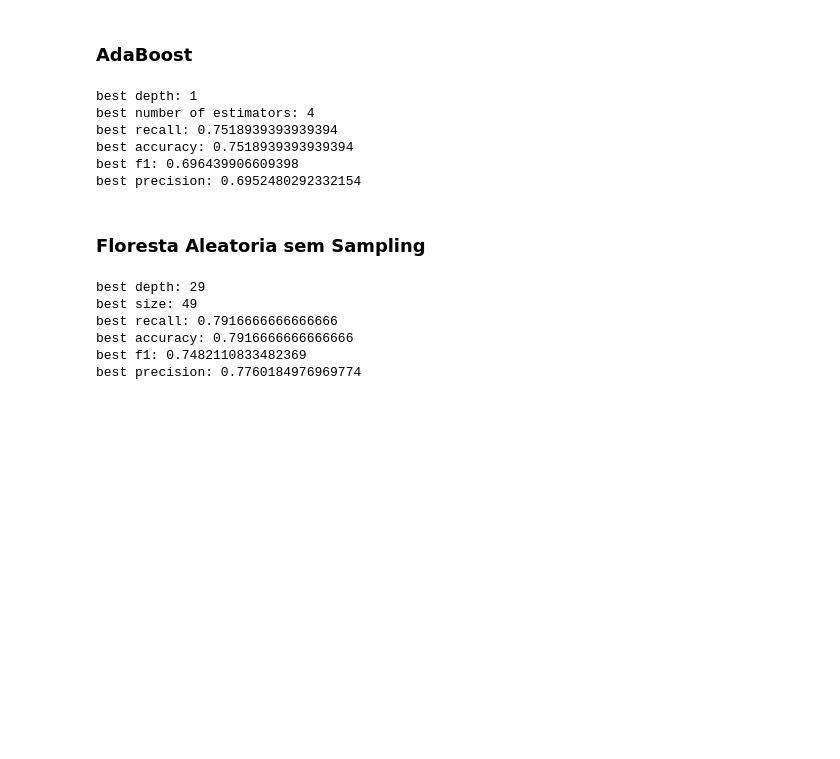
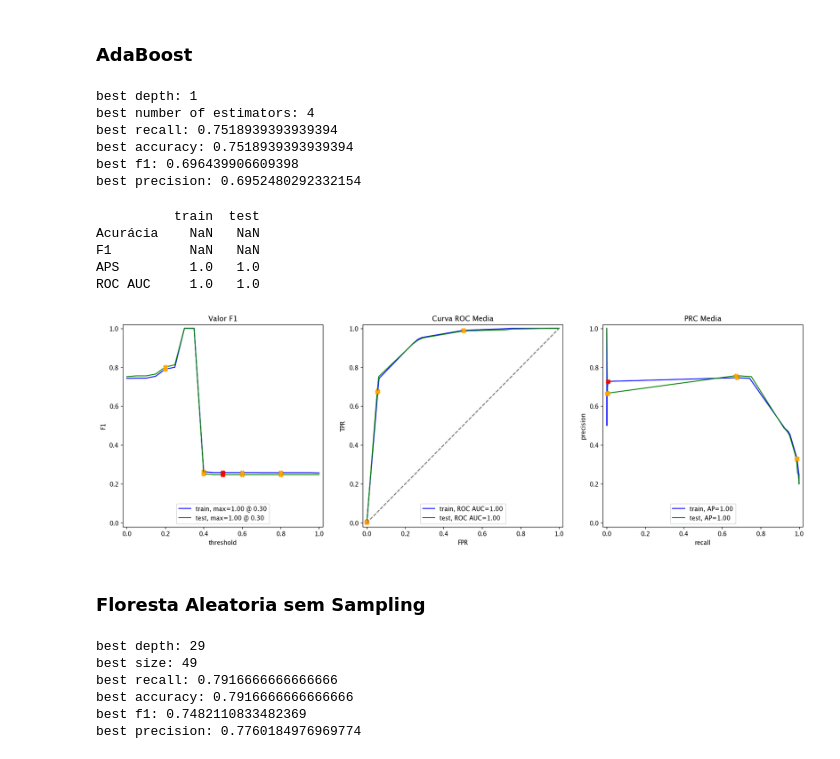
Before and after one commit to ufrrj-labweb/Visage-V1.1., a Jupyter notebook: notebooks/exploratory/Boost_Classifiers.ipynb, the cells around one changed output. Saved outputs shown, nothing was run; the diff lists cells and outputs as text; code cells hidden in the pictures; blank space fills up the shorter version.

```diff
--- a/notebooks/exploratory/Boost_Classifiers.ipynb
+++ b/notebooks/exploratory/Boost_Classifiers.ipynb
@@ -253,6 +255,18 @@ class MetricsProcessing:
         print(df_eval_stats)
 
         return
+    def pca_evaluator(model,test_data,test_target,n_components):
+        recall_list=[]
+        components_list=[]
+        for components in range (1,n_components):
+            pca=TruncatedSVD(n_components=components,random_state=12345)
+            new_data=pca.fit_transform(test_data)
+            new_data=pca.inverse_transform(new_data)
+            prediction=model.predict(new_data)
+            recall_list.append(recall_score(test_target,prediction,average='weighted'))
+            components_list.append(components)
+        plt.plot(components_list, recall_list, color='blue', marker='X', markersize=7)
+        return
 # %% [markdown]
 ### Unir dataframes e separar em features e target
 # %%
@@ -416,6 +418,15 @@ best recall: 0.7518939393939394
 best accuracy: 0.7518939393939394
 best f1: 0.696439906609398
 best precision: 0.6952480292332154
+# %%
+MetricsProcessing().evaluate_model(best_model,train_data.toarray(),train_target,test_data.toarray(),test_target)
+# %% [output]
+          train  test
+Acurácia    NaN   NaN
+F1          NaN   NaN
+APS         1.0   1.0
+ROC AUC     1.0   1.0
+[figure, added]
 # %% [markdown]
 ### Floresta Aleatoria sem Sampling
 # %%
```
Also changed, not shown: parts of 34 cells of this notebook, 1 other file.
